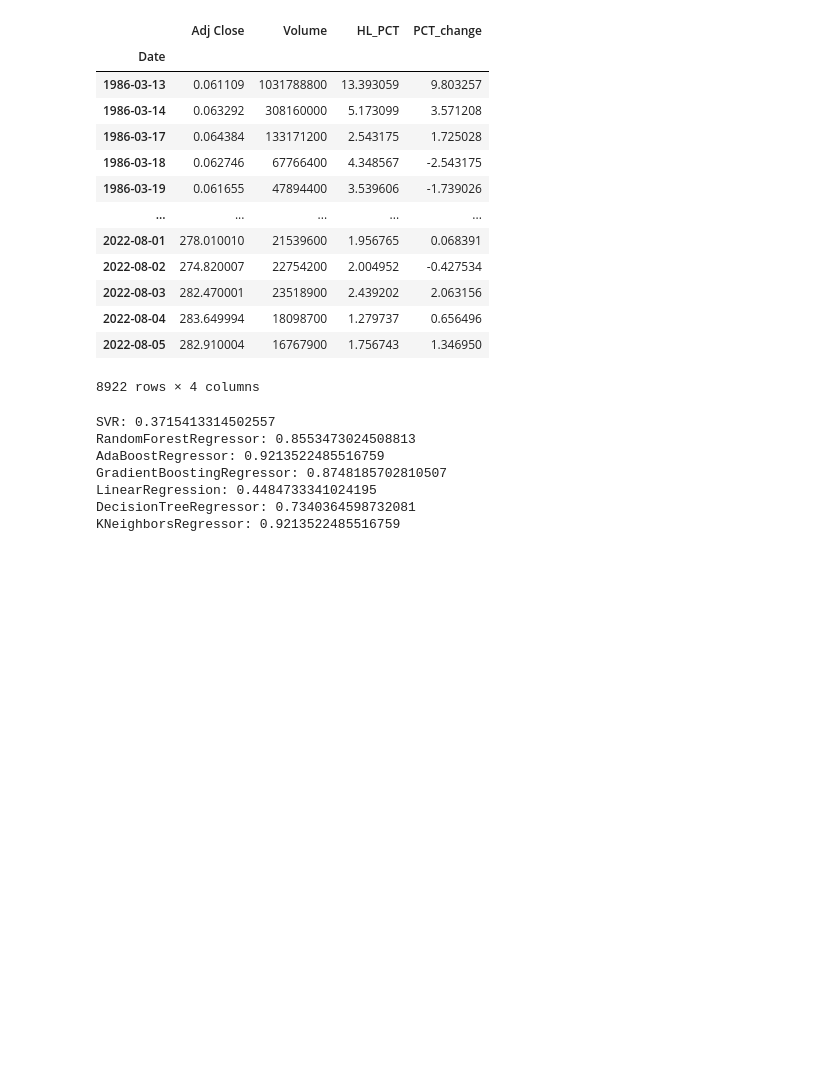
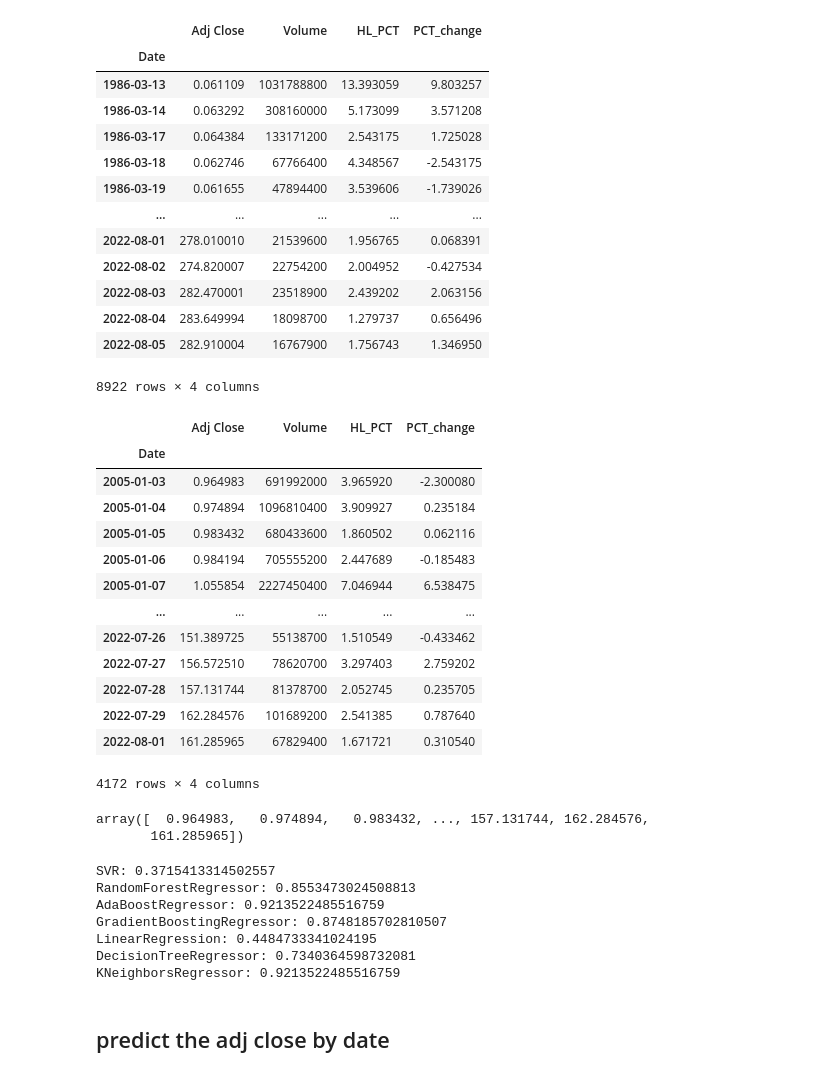
Before and after one commit to Mar3yZhang/UCI-stock-prediction-test, a Jupyter notebook: Group2_FinalProject.ipynb, the cells around one changed output. Drawn from its saved outputs; the diff is of its cells as text; code cells hidden in the pictures; blank space fills up the shorter version.

```diff
--- a/Group2_FinalProject.ipynb
+++ b/Group2_FinalProject.ipynb
@@ -326,6 +325,28 @@ x_microsoft_train, x_microsoft_test, y_microsoft_train, y_microsoft_test = train
                                                                                             random_state=17,
                                                                                             shuffle=True
                                                                                             )
+# %%
+df_reg_apple
+# %% [output]
+|  | Adj Close | Volume | HL_PCT | PCT_change |
+| Date |  |  |  |  |
+| 2005-01-03 | 0.964983 | 691992000 | 3.965920 | -2.300080 |
+| 2005-01-04 | 0.974894 | 1096810400 | 3.909927 | 0.235184 |
+| 2005-01-05 | 0.983432 | 680433600 | 1.860502 | 0.062116 |
+| 2005-01-06 | 0.984194 | 705555200 | 2.447689 | -0.185483 |
+| 2005-01-07 | 1.055854 | 2227450400 | 7.046944 | 6.538475 |
+| ... | ... | ... | ... | ... |
+| 2022-07-26 | 151.389725 | 55138700 | 1.510549 | -0.433462 |
+| 2022-07-27 | 156.572510 | 78620700 | 3.297403 | 2.759202 |
+| 2022-07-28 | 157.131744 | 81378700 | 2.052745 | 0.235705 |
+| 2022-07-29 | 162.284576 | 101689200 | 2.541385 | 0.787640 |
+| 2022-08-01 | 161.285965 | 67829400 | 1.671721 | 0.310540 |
+4172 rows × 4 columns
+# %%
+y_apple
+# %% [output]
+array([  0.964983,   0.974894,   0.983432, ..., 157.131744, 162.284576,
+       161.285965])
 # %%
 # Train the 7 modelS with Apple data
 modelSVR_apple = SVR().fit(x_apple_train, y_apple_train)
@@ -359,3 +380,5 @@ GradientBoostingRegressor: 0.8748185702810507
 LinearRegression: 0.4484733341024195
 DecisionTreeRegressor: 0.7340364598732081
 KNeighborsRegressor: 0.9213522485516759
+# %% [markdown]
+## predict the adj close by date
```
Also changed, not shown: parts of 6 cells of this notebook.
